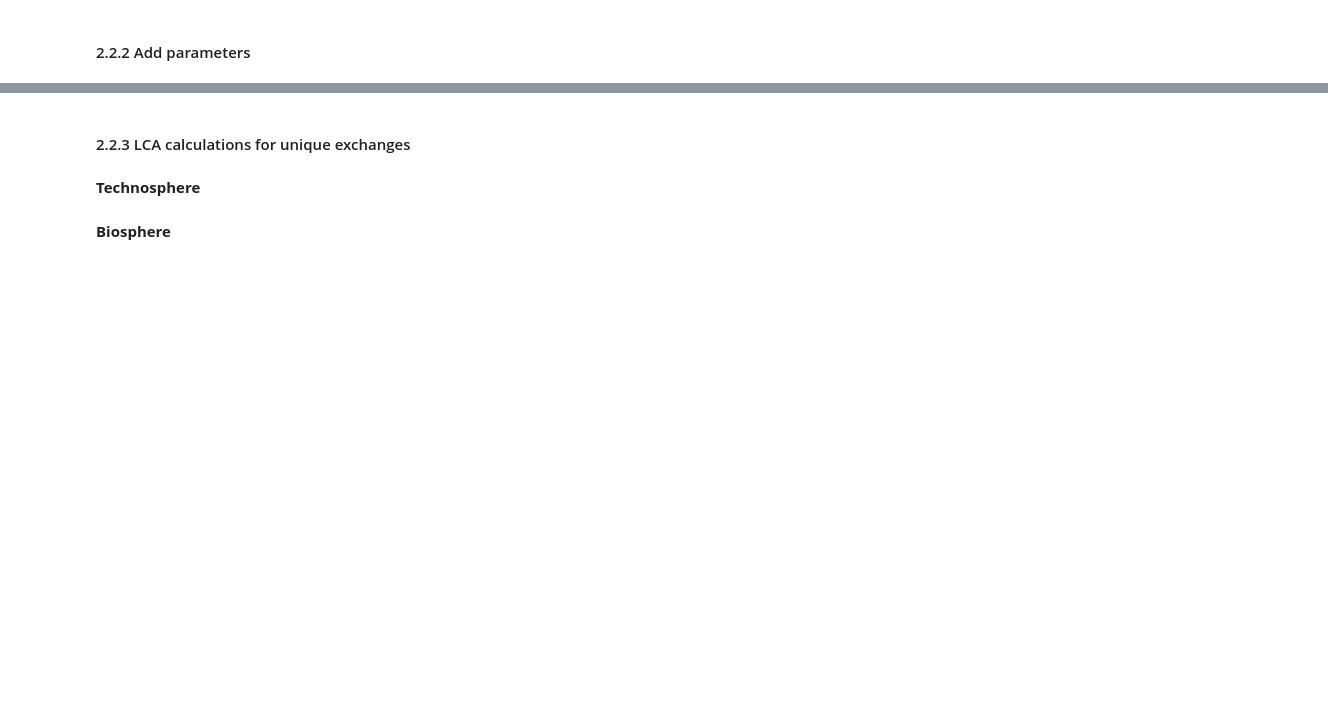
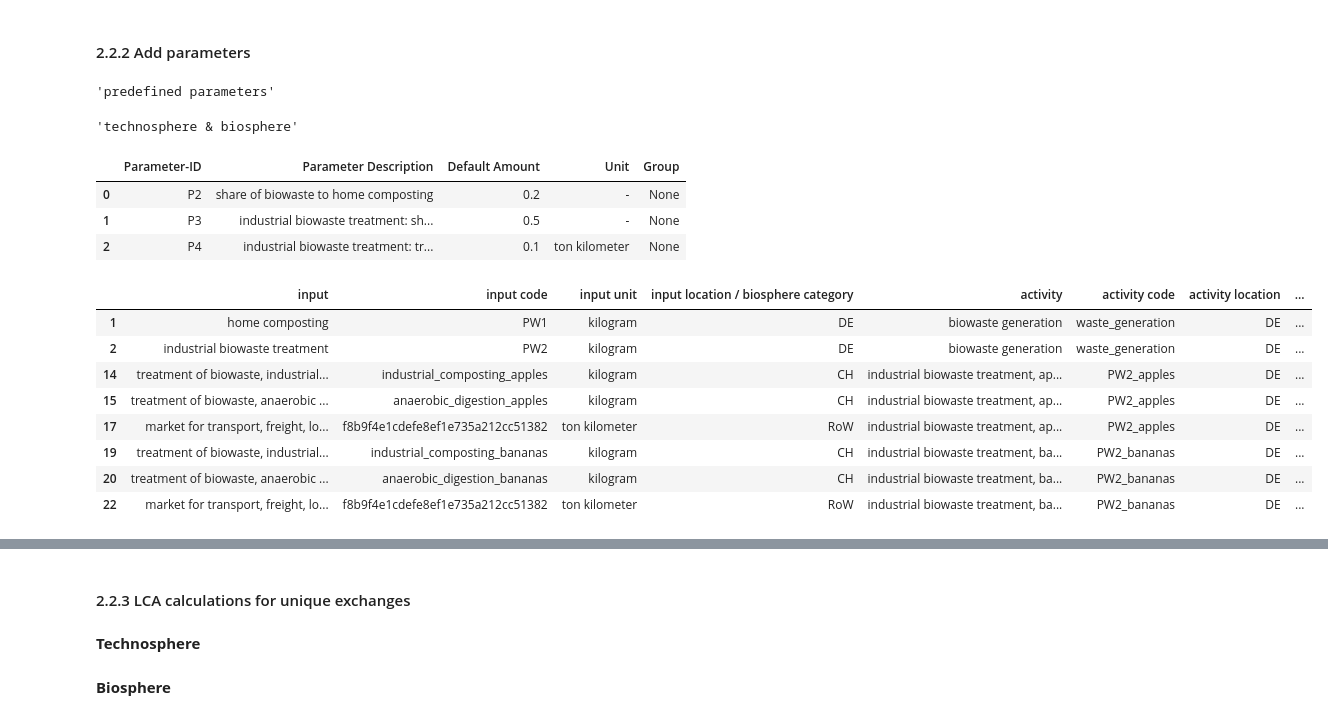
Before and after one commit to SarahSchmidt94/MoEWe, a Jupyter notebook: MoEWe.ipynb, the cells around one changed output, grey strips where cells are left out. Cells and saved outputs as stored; diff of their text form; code cells hidden in the pictures; blank space fills up the shorter version.

```diff
--- a/MoEWe.ipynb
+++ b/MoEWe.ipynb
@@ -426,6 +426,22 @@ scenarios=['default']
 
 for s in range(n_scenarios):
     scenarios.append('S'+str(s+1))
+# %%
+general_info['Type of parameterization']
+# %% [output]
+'predefined parameters'
+# %%
+general_info['Parameterize exchanges']
+# %% [output]
+'technosphere & biosphere'
+# %%
+param_df=pd.read_excel('ExcelTool_GeneratorInput_Template.xlsx', sheet_name='Parameters')
+param_df
+# %% [output]
+|  | Parameter-ID | Parameter Description | Default Amount | Unit | Group |
+| 0 | P2 | share of biowaste to home composting | 0.2 | - | None |
+| 1 | P3 | industrial biowaste treatment: sh... | 0.5 | - | None |
+| 2 | P4 | industrial biowaste treatment: tr... | 0.1 | ton kilometer | None |
 # %%
 parameter_df=pd.DataFrame()
 p=1
@@ -452,0 +519,12 @@ for i in LCI_df.index:
+# %%
+param_exchanges_df
+# %% [output]
+|  | input | input code | input unit | input location / biosphere category | activity | activity code | activity location | ... |
+| 1 | home composting | PW1 | kilogram | DE | biowaste generation | waste_generation | DE | ... |
+| 2 | industrial biowaste treatment | PW2 | kilogram | DE | biowaste generation | waste_generation | DE | ... |
+| 14 | treatment of biowaste, industrial... | industrial_composting_apples | kilogram | CH | industrial biowaste treatment, ap... | PW2_apples | DE | ... |
+| 15 | treatment of biowaste, anaerobic ... | anaerobic_digestion_apples | kilogram | CH | industrial biowaste treatment, ap... | PW2_apples | DE | ... |
+| 17 | market for transport, freight, lo... | f8b9f4e1cdefe8ef1e735a212cc51382 | ton kilometer | RoW | industrial biowaste treatment, ap... | PW2_apples | DE | ... |
+| 19 | treatment of biowaste, industrial... | industrial_composting_bananas | kilogram | CH | industrial biowaste treatment, ba... | PW2_bananas | DE | ... |
+| 20 | treatment of biowaste, anaerobic ... | anaerobic_digestion_bananas | kilogram | CH | industrial biowaste treatment, ba... | PW2_bananas | DE | ... |
+| 22 | market for transport, freight, lo... | f8b9f4e1cdefe8ef1e735a212cc51382 | ton kilometer | RoW | industrial biowaste treatment, ba... | PW2_bananas | DE | ... |
```
Also changed, not shown: parts of 149 cells of this notebook.
